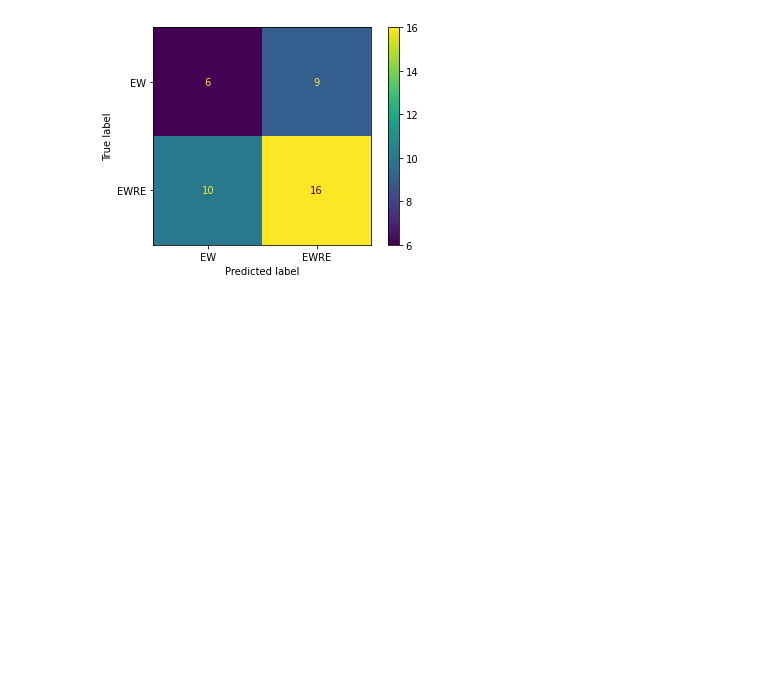
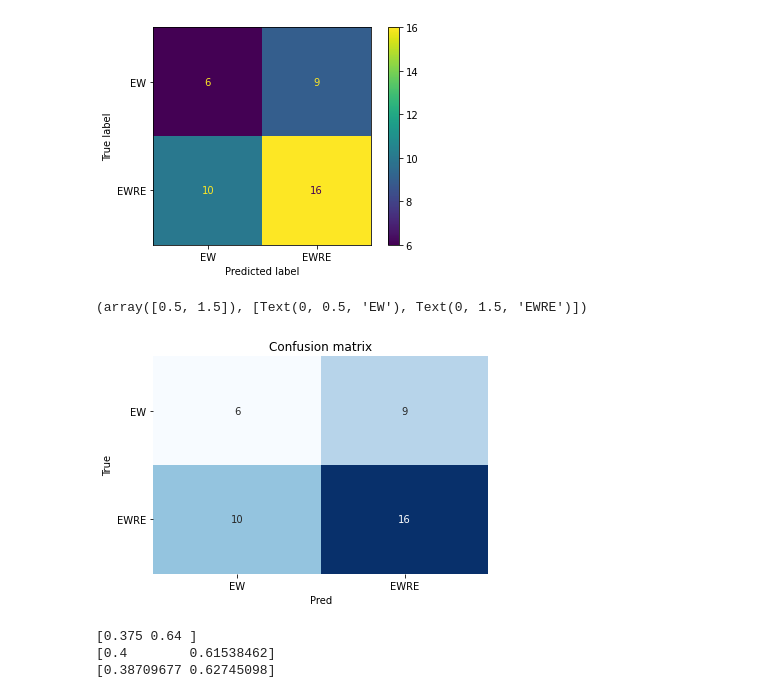
Before and after one commit to lucia-lux/EW_analysis, a Jupyter notebook: sunjeevs_classifier.ipynb, the cells around one changed output. Saved outputs shown, nothing was run; the diff lists cells and outputs as text; code cells hidden in the pictures; blank space fills up the shorter version.

```diff
--- a/sunjeevs_classifier.ipynb
+++ b/sunjeevs_classifier.ipynb
@@ -3,7 +3,7 @@ import os
 import pandas as pd
 import numpy as np
 # %%
-infilepath = r"P:\EW_analysis\analysis\writing\writing_data"
+infilepath = r"P:\EW_analysis_non_git\analysis\writing\writing_data"
 classified_index_df = pd.read_csv(os.path.join(infilepath, 'classification_sunjeev.csv'))
 orig_index_df = pd.read_csv(os.path.join(infilepath, 'classify_statements_wi.csv'))
 # %%
@@ -41,3 +41,16 @@ disp.plot()
 # %% [output]
 <sklearn.metrics._plot.confusion_matrix.ConfusionMatrixDisplay at 0x...>
 [figure]
+# %%
+import matplotlib.pyplot as plt
+import seaborn as sns
+from sklearn.metrics import confusion_matrix
+
+cm = confusion_matrix(classified_index_df.Group_true, classified_index_df.Group, labels = ['EW','EWRE'])
+fig, ax = plt.subplots()
+sns.heatmap(cm, annot=True, fmt='d', ax=ax, cmap=plt.cm.Blues, cbar=False)
+ax.set(xlabel="Pred", ylabel="True", xticklabels= ['EW','EWRE'], yticklabels=['EW','EWRE'], title="Confusion matrix")
+plt.yticks(rotation=0)
+# %% [output]
+(array([0.5, 1.5]), [Text(0, 0.5, 'EW'), Text(0, 1.5, 'EWRE')])
+[figure, added]
@@ -43,0 +60,8 @@ disp.plot()
+# %%
+print(prec)
+print(rec)
+print(f1)
+# %% [output]
+[0.375 0.64 ]
+[0.4        0.61538462]
+[0.38709677 0.62745098]
```
Also changed, not shown: parts of 1 cell of this notebook, 36 other files.
